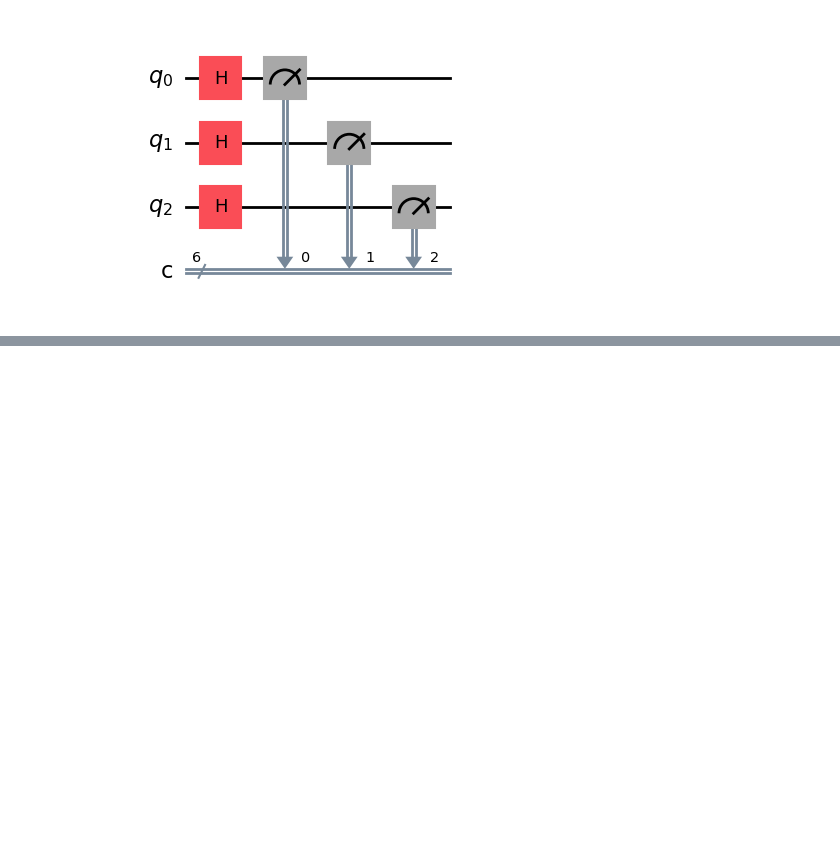
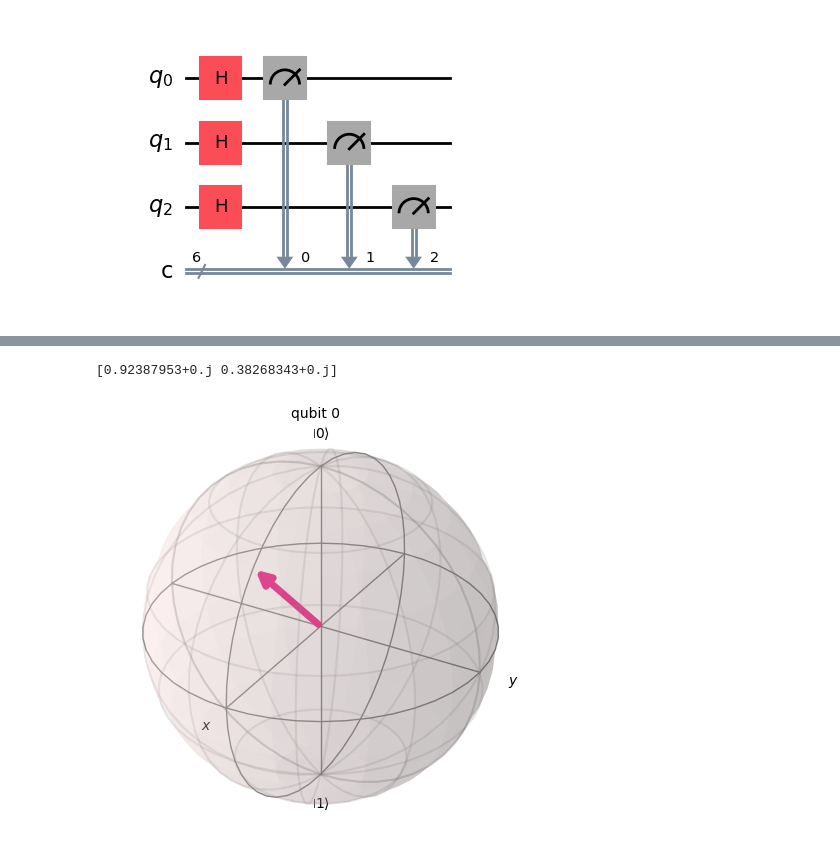
Before and after one commit to vigneshwari311/Foundations-of-QC, a Jupyter notebook: foundations/adding_ry_gate_coin_toss.ipynb, the cells around one changed output, grey strips where cells are left out. Drawn from its saved outputs; the diff is of its cells as text; code cells hidden in the pictures; blank space fills up the shorter version.

```diff
--- a/foundations/adding_ry_gate_coin_toss.ipynb
+++ b/foundations/adding_ry_gate_coin_toss.ipynb
@@ -50,0 +66,12 @@ plot_histogram(count)
+# %%
+q_ct2 = QuantumCircuit(1)
+q_ct2.ry(pi/4,0)
+
+psi = Statevector.from_instruction(q_ct2)
+
+print(psi.data)
+q_ct2.draw('mpl')
+plot_bloch_multivector(psi)
+# %% [output]
+[0.92387953+0.j 0.38268343+0.j]
+[figure, added]
```
Also changed, not shown: parts of 3 cells of this notebook, 2 other files.
